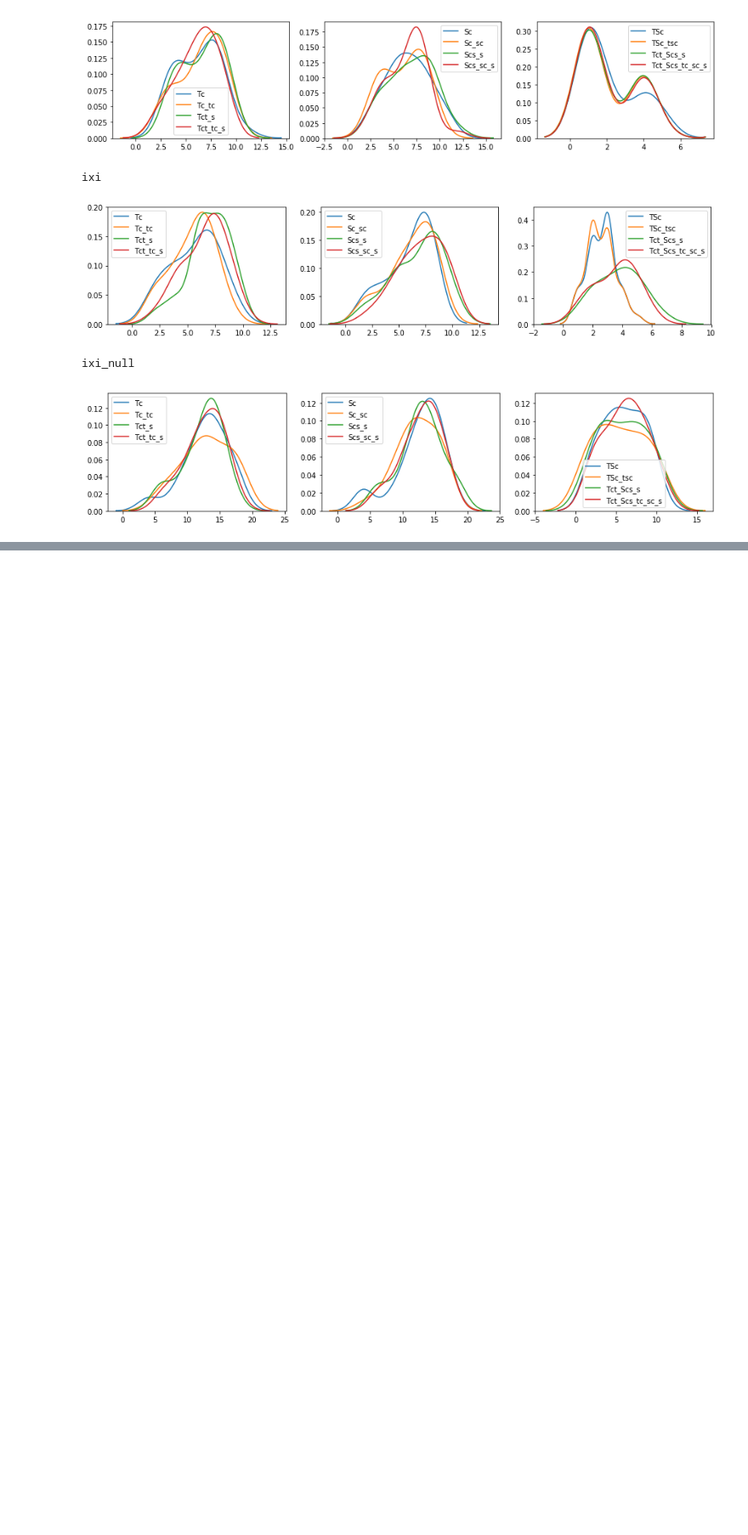
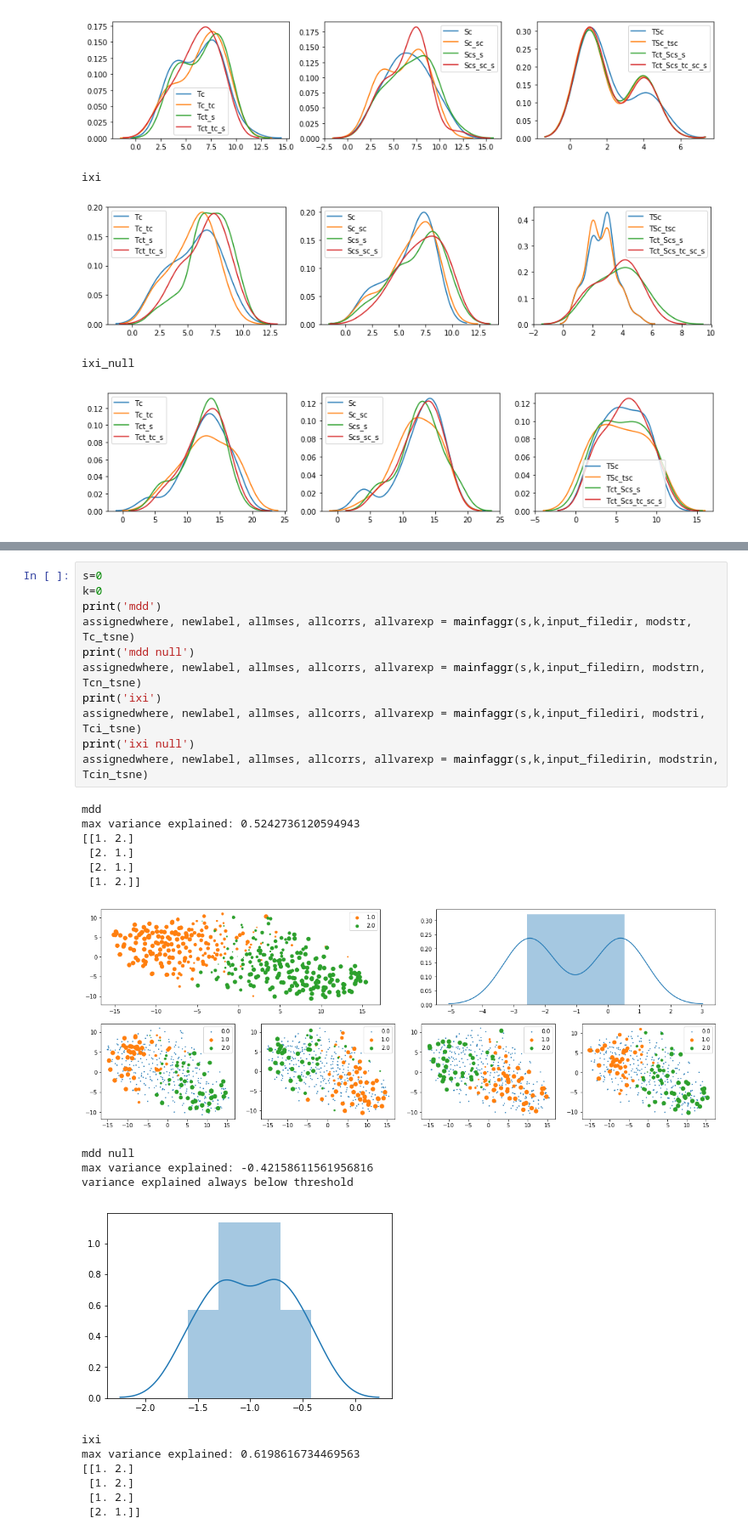
Before and after one commit to ljollans/cv_clustering, a Jupyter notebook: notebooks/mddnullcomp_summaries_270520.ipynb, the cells around one changed output, grey strips where cells are left out. Shown at 85% size. Drawn from its saved outputs; the diff is of its cells as text; blank space fills up the shorter version.

```diff
--- a/notebooks/mddnullcomp_summaries_270520.ipynb
+++ b/notebooks/mddnullcomp_summaries_270520.ipynb
@@ -258,0 +488,29 @@ clussize_test_lvl2n
+# %%
+s=0
+k=0
+print('mdd')
+assignedwhere, newlabel, allmses, allcorrs, allvarexp = mainfaggr(s,k,input_filedir, modstr, Tc_tsne)
+print('mdd null')
+assignedwhere, newlabel, allmses, allcorrs, allvarexp = mainfaggr(s,k,input_filedirn, modstrn, Tcn_tsne)
+print('ixi')
+assignedwhere, newlabel, allmses, allcorrs, allvarexp = mainfaggr(s,k,input_filediri, modstri, Tci_tsne)
+print('ixi null')
+assignedwhere, newlabel, allmses, allcorrs, allvarexp = mainfaggr(s,k,input_filedirin, modstrin, Tcin_tsne)
+# %% [output]
+mdd
+max variance explained: 0.5242736120594943
+[[1. 2.]
+ [2. 1.]
+ [2. 1.]
+ [1. 2.]]
+[figure, added]
+mdd null
+max variance explained: -0.42158611561956816
+variance explained always below threshold
+[figure, added]
+ixi
+max variance explained: 0.6198616734469563
+[[1. 2.]
+ [1. 2.]
+ [1. 2.]
+ [2. 1.]]
```
Also changed, not shown: parts of 21 cells of this notebook, 2 other files.
